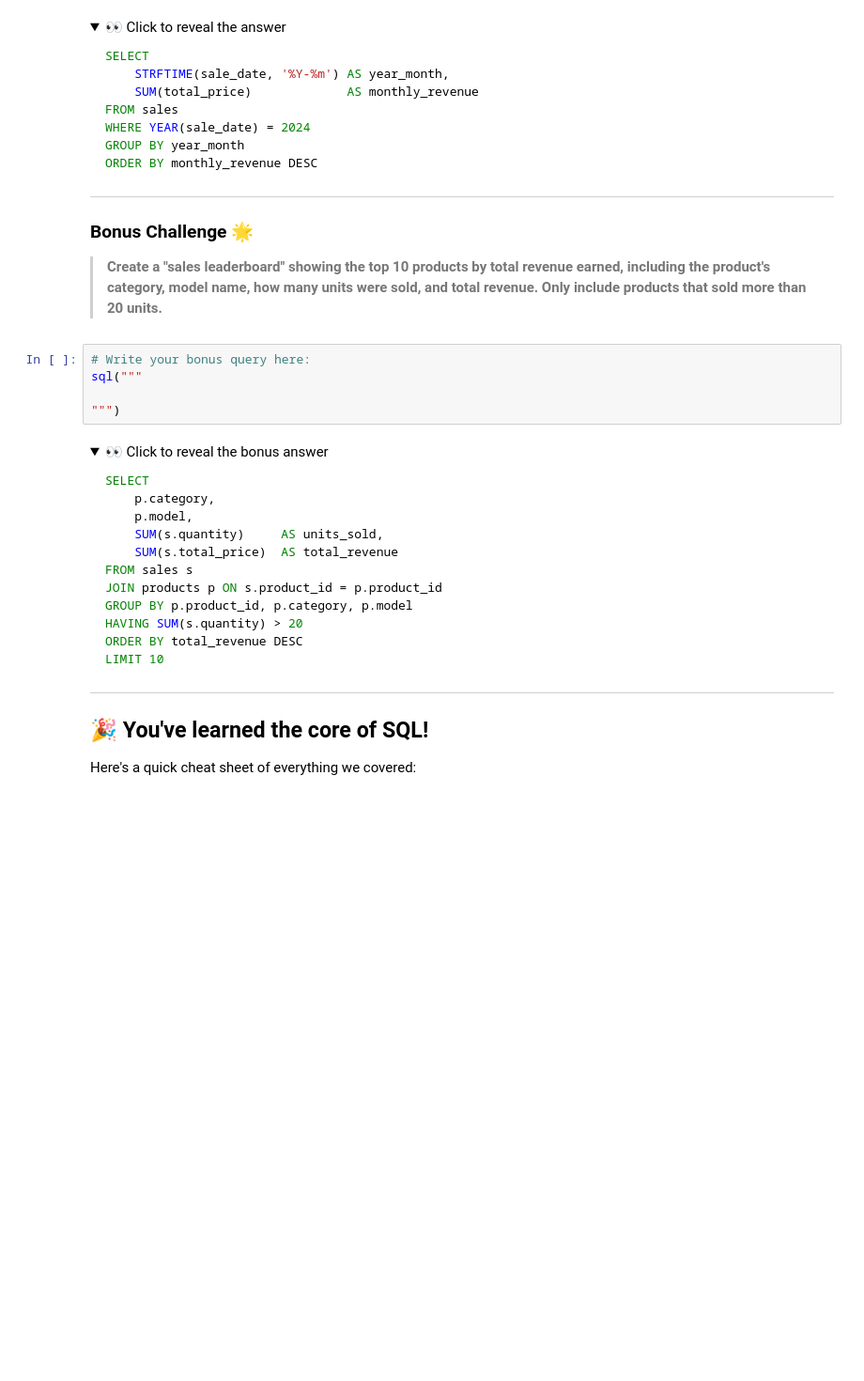
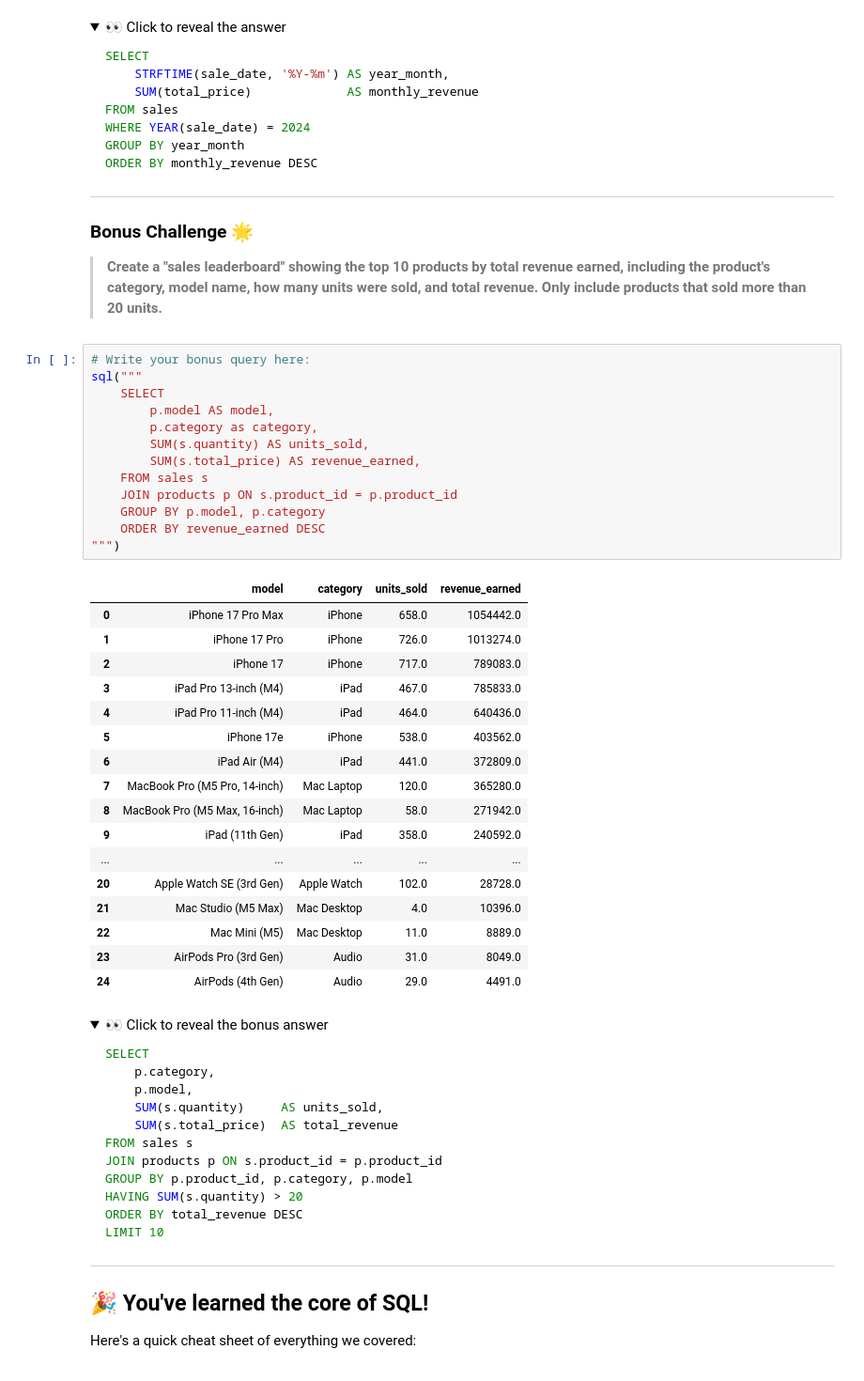
Before and after one commit to co-za/data-analysis-intro, a Jupyter notebook: 2. Apple Store SQL.ipynb, the cells around one changed output. Shown at 94% size. Cells and saved outputs as stored; diff of their text form; folded sections open; blank space fills up the shorter version.

```diff
--- a/2. Apple Store SQL.ipynb
+++ b/2. Apple Store SQL.ipynb
@@ -1060,8 +1303,34 @@ ORDER BY monthly_revenue DESC
 # %%
 # Write your bonus query here:
 sql("""
-
+    SELECT
+        p.model AS model,
+        p.category as category,
+        SUM(s.quantity) AS units_sold,
+        SUM(s.total_price) AS revenue_earned,
+    FROM sales s
+    JOIN products p ON s.product_id = p.product_id
+    GROUP BY p.model, p.category
+    ORDER BY revenue_earned DESC
 """)
+# %% [output]
+|  | model | category | units_sold | revenue_earned |
+| 0 | iPhone 17 Pro Max | iPhone | 658.0 | 1054442.0 |
+| 1 | iPhone 17 Pro | iPhone | 726.0 | 1013274.0 |
+| 2 | iPhone 17 | iPhone | 717.0 | 789083.0 |
+| 3 | iPad Pro 13-inch (M4) | iPad | 467.0 | 785833.0 |
+| 4 | iPad Pro 11-inch (M4) | iPad | 464.0 | 640436.0 |
+| 5 | iPhone 17e | iPhone | 538.0 | 403562.0 |
+| 6 | iPad Air (M4) | iPad | 441.0 | 372809.0 |
+| 7 | MacBook Pro (M5 Pro, 14-inch) | Mac Laptop | 120.0 | 365280.0 |
+| 8 | MacBook Pro (M5 Max, 16-inch) | Mac Laptop | 58.0 | 271942.0 |
+| 9 | iPad (11th Gen) | iPad | 358.0 | 240592.0 |
+| ... | ... | ... | ... | ... |
+| 20 | Apple Watch SE (3rd Gen) | Apple Watch | 102.0 | 28728.0 |
+| 21 | Mac Studio (M5 Max) | Mac Desktop | 4.0 | 10396.0 |
+| 22 | Mac Mini (M5) | Mac Desktop | 11.0 | 8889.0 |
+| 23 | AirPods Pro (3rd Gen) | Audio | 31.0 | 8049.0 |
+| 24 | AirPods (4th Gen) | Audio | 29.0 | 4491.0 |
 # %% [markdown]
 <details>
 <summary>👀 Click to reveal the bonus answer</summary>
```
Also changed, not shown: parts of 16 cells of this notebook.
